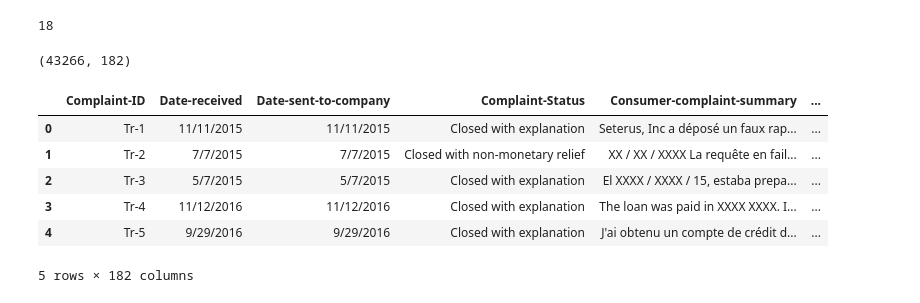
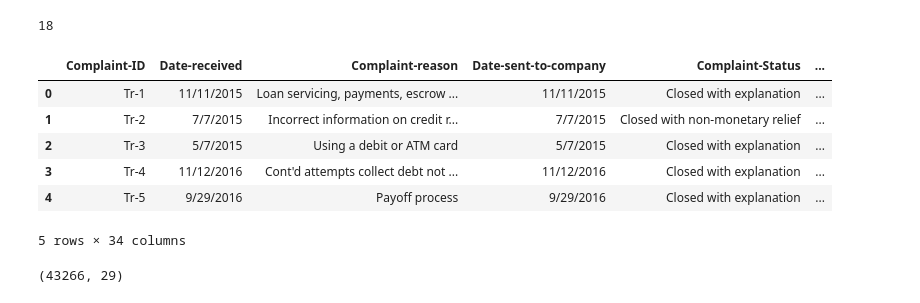
Before and after one commit to epicalyx/Brain_Wave-Solution, a Jupyter notebook: code/brainwave1.ipynb, the cells around one changed output. Cells and saved outputs as stored; diff of their text form; code cells hidden in the pictures.

```diff
--- a/code/brainwave1.ipynb
+++ b/code/brainwave1.ipynb
@@ -224,8 +224,18 @@ len(data["Transaction-Type"].unique())
 # %%
 data=pd.get_dummies(data,columns=["Transaction-Type"],drop_first=True)
 # %%
-data=pd.get_dummies(data,columns=["Complaint-reason"],drop_first=True)
+#data=pd.get_dummies(data,columns=["Complaint-reason"],drop_first=True)
 # %%
 data=pd.get_dummies(data,columns=["Company-response"],drop_first=True)
 # %%
 data=pd.get_dummies(data,columns=["Consumer-disputes"],drop_first=True)
+# %%
+data.head()
+# %% [output]
+|  | Complaint-ID | Date-received | Complaint-reason | Date-sent-to-company | Complaint-Status | ... |
+| 0 | Tr-1 | 11/11/2015 | Loan servicing, payments, escrow ... | 11/11/2015 | Closed with explanation | ... |
+| 1 | Tr-2 | 7/7/2015 | Incorrect information on credit r... | 7/7/2015 | Closed with non-monetary relief | ... |
+| 2 | Tr-3 | 5/7/2015 | Using a debit or ATM card | 5/7/2015 | Closed with explanation | ... |
+| 3 | Tr-4 | 11/12/2016 | Cont'd attempts collect debt not ... | 11/12/2016 | Closed with explanation | ... |
+| 4 | Tr-5 | 9/29/2016 | Payoff process | 9/29/2016 | Closed with explanation | ... |
+5 rows × 34 columns
@@ -232,14 +248,4 @@ data=pd.get_dummies(data,columns=["Consumer-disputes"],drop_first=True)
 # %%
 data.shape
 # %% [output]
-(43266, 182)
+(43266, 29)
-# %%
-del data["Complaint-ID"]
-# %% [output]
-|  | Complaint-ID | Date-received | Date-sent-to-company | Complaint-Status | Consumer-complaint-summary | ... |
-| 0 | Tr-1 | 11/11/2015 | 11/11/2015 | Closed with explanation | Seterus, Inc a déposé un faux rap... | ... |
-| 1 | Tr-2 | 7/7/2015 | 7/7/2015 | Closed with non-monetary relief | XX / XX / XXXX La requête en fail... | ... |
-| 2 | Tr-3 | 5/7/2015 | 5/7/2015 | Closed with explanation | El XXXX / XXXX / 15, estaba prepa... | ... |
-| 3 | Tr-4 | 11/12/2016 | 11/12/2016 | Closed with explanation | The loan was paid in XXXX XXXX. I... | ... |
-| 4 | Tr-5 | 9/29/2016 | 9/29/2016 | Closed with explanation | J'ai obtenu un compte de crédit d... | ... |
-5 rows × 182 columns
```
Also changed, not shown: parts of 5 cells of this notebook.
